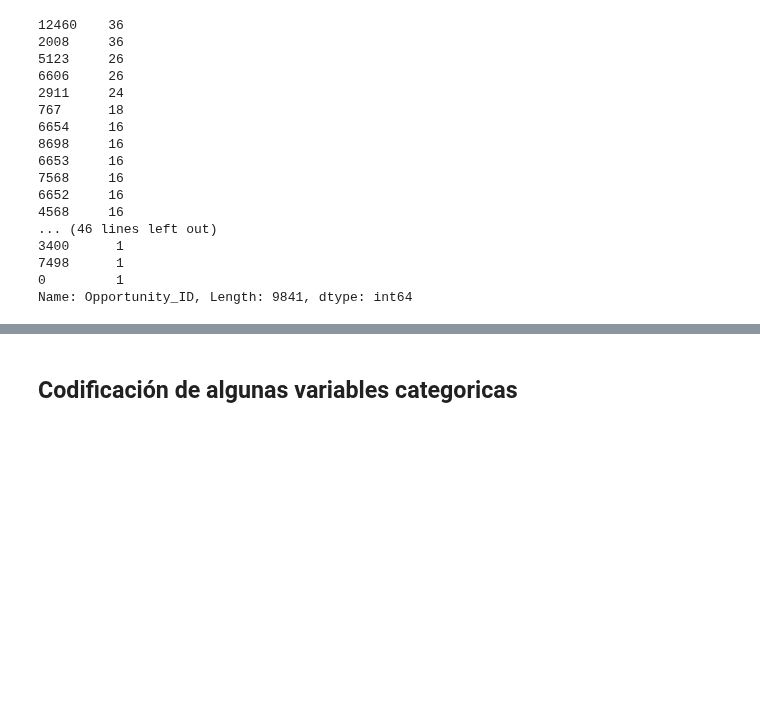
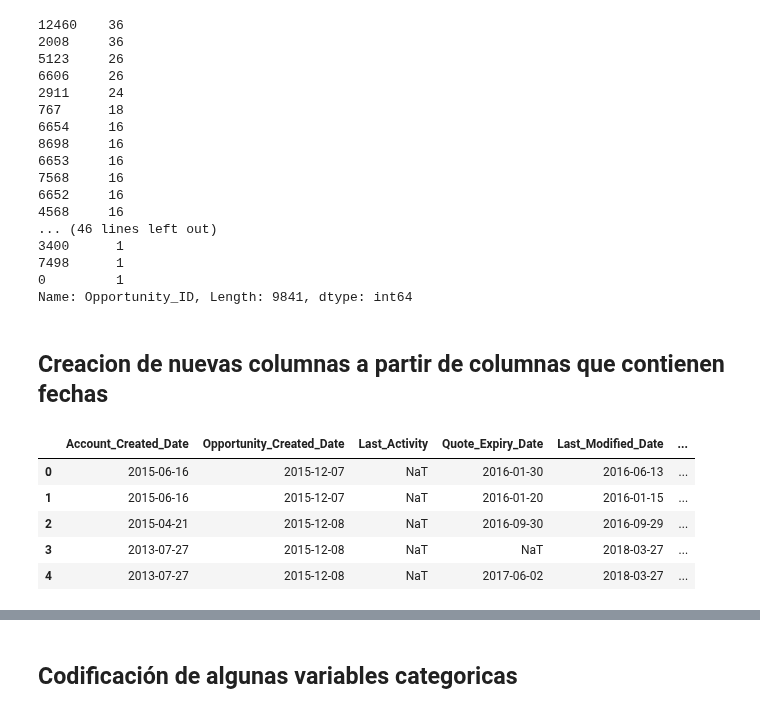
Before and after one commit to joacols/TP_orga_de_datos, a Jupyter notebook: TP2 Generación de set de datos preprocesado.ipynb, the cells around one changed output, grey strips where cells are left out. Cells and saved outputs as stored; diff of their text form; code cells hidden in the pictures; blank space fills up the shorter version.

```diff
--- a/TP2 Generación de set de datos preprocesado.ipynb
+++ b/TP2 Generación de set de datos preprocesado.ipynb
@@ -146,3 +146,14 @@ df_train['Opportunity_ID'].value_counts()
 Name: Opportunity_ID, Length: 9841, dtype: int64
 # %%
 #df_test.describe()
+# %% [markdown]
+## Creacion de nuevas columnas a partir de columnas que contienen fechas
+# %%
+df_train.select_dtypes(include=['datetime']).head()
+# %% [output]
+|  | Account_Created_Date | Opportunity_Created_Date | Last_Activity | Quote_Expiry_Date | Last_Modified_Date | ... |
+| 0 | 2015-06-16 | 2015-12-07 | NaT | 2016-01-30 | 2016-06-13 | ... |
+| 1 | 2015-06-16 | 2015-12-07 | NaT | 2016-01-20 | 2016-01-15 | ... |
+| 2 | 2015-04-21 | 2015-12-08 | NaT | 2016-09-30 | 2016-09-29 | ... |
+| 3 | 2013-07-27 | 2015-12-08 | NaT | NaT | 2018-03-27 | ... |
+| 4 | 2013-07-27 | 2015-12-08 | NaT | 2017-06-02 | 2018-03-27 | ... |
```
Also changed, not shown: parts of 18 cells of this notebook.
